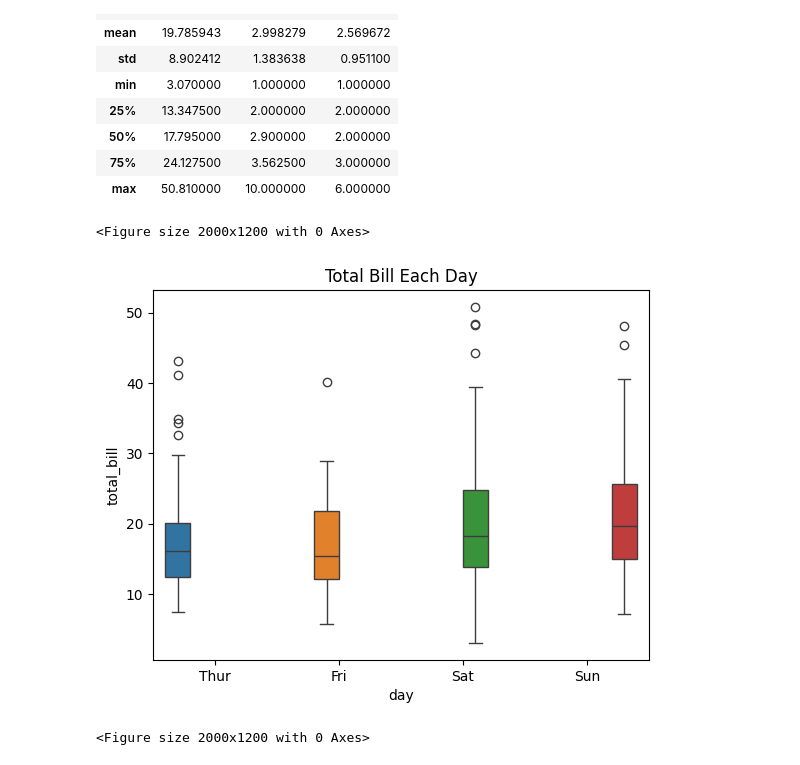
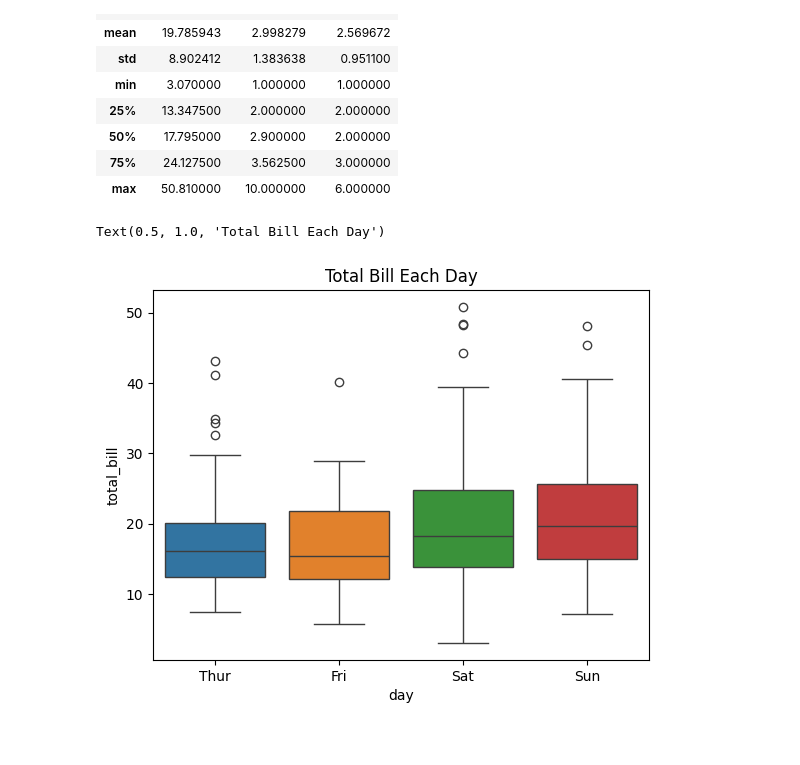
Before and after one commit to DataTrainingFoundations/DataTrainingRepo, a Jupyter notebook: Week2/Examples/DataAnalysis/seaborn_analysis.ipynb, the cells around one changed output. Cells and saved outputs as stored; diff of their text form; code cells hidden in the pictures.

Commit message:
finished data analysis example

```diff
--- a/Week2/Examples/DataAnalysis/seaborn_analysis.ipynb
+++ b/Week2/Examples/DataAnalysis/seaborn_analysis.ipynb
@@ -85,9 +85,11 @@ tips.describe()
 | max | 50.810000 | 10.000000 | 6.000000 |
 # %%
 #boxplots are a visual of the describe() method essentially
-sns.boxplot(x="day", y="total_bill",data=tips, hue="day", width=0.8)
+#plt.figure(figsize=(12,6))
+#fig, ax = plt.subplots(figsize=(12,6))
+#ax.set_xlim(-0.5,len(tips['day'].unique())-0.5)
+sns.boxplot(x="day", y="total_bill",data=tips, hue="day", width=0.8, dodge=False)
 plt.title("Total Bill Each Day")
 # %% [output]
-<Figure size 2000x1200 with 0 Axes>
+Text(0.5, 1.0, 'Total Bill Each Day')
-[figure, old version]
+[figure, new version]
-<Figure size 2000x1200 with 0 Axes>
```
Also changed, not shown: parts of 14 cells of this notebook.
